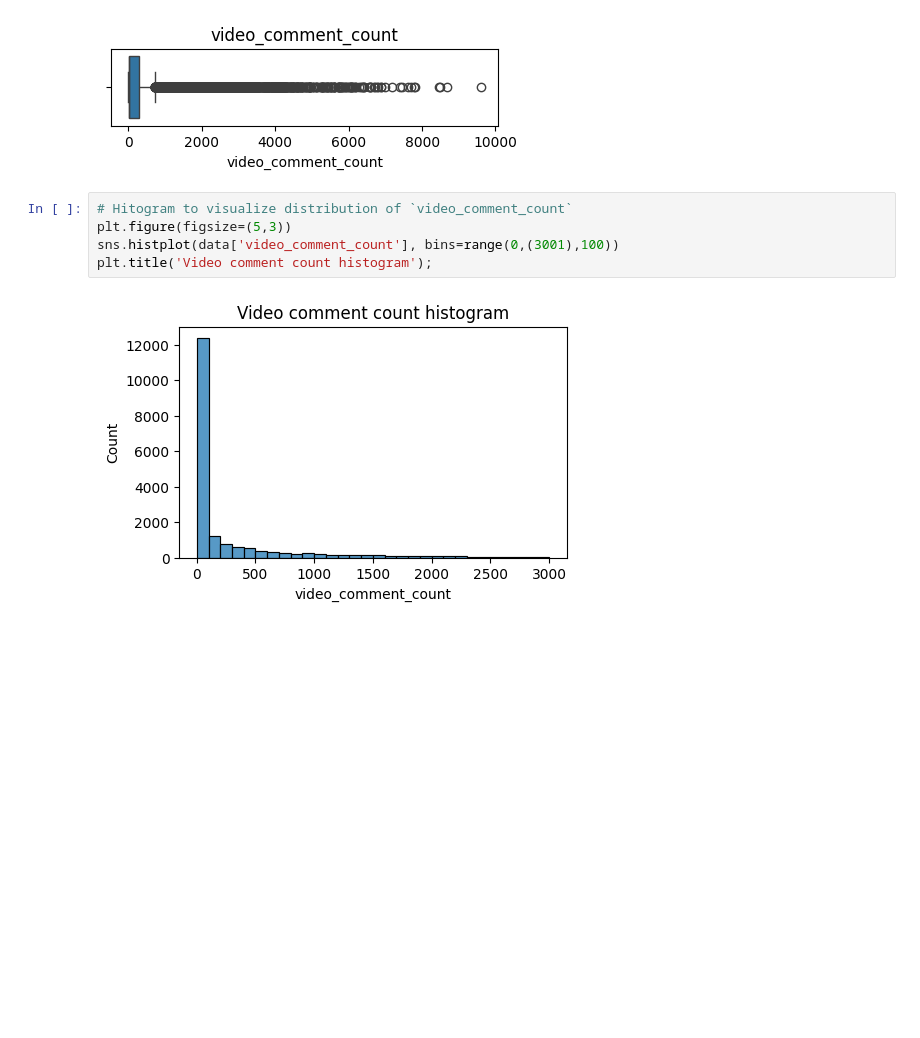
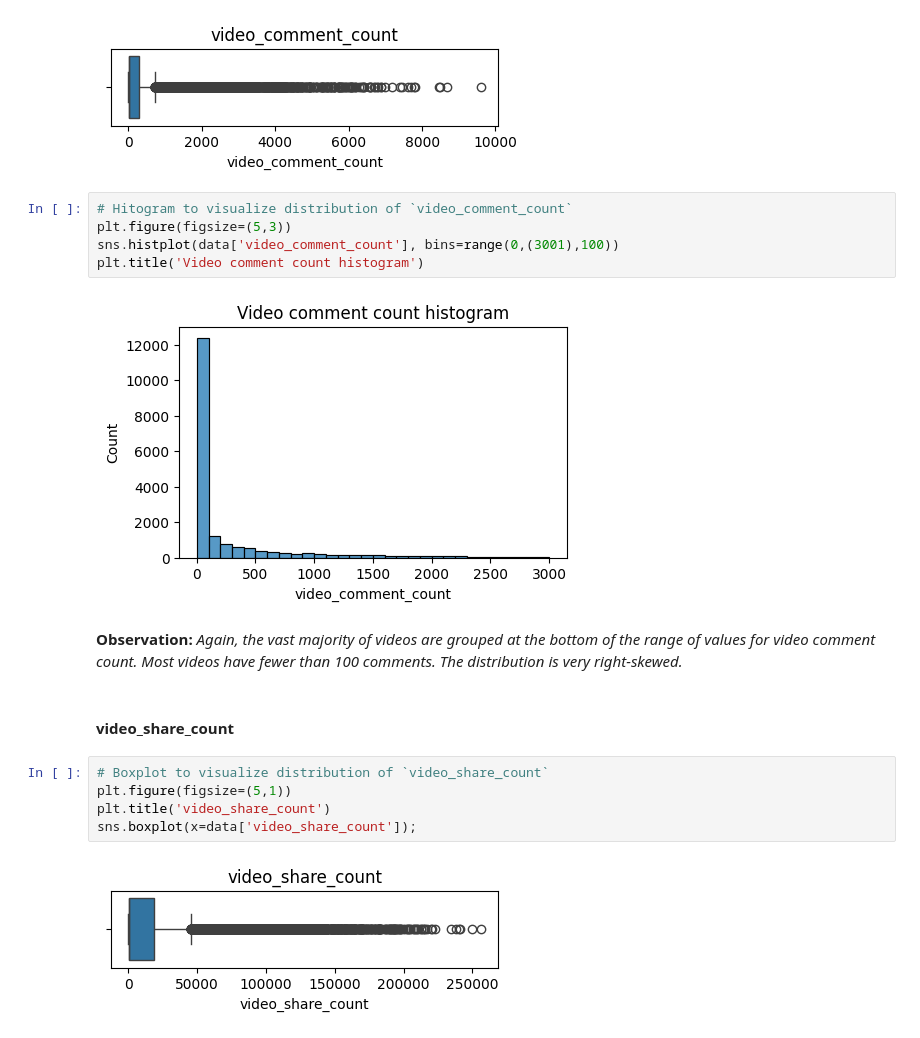
Before and after one commit to sk7-dev/Data_Analysis_and_Modelling, a Jupyter notebook: TikTok_Analytics/eda.ipynb, the cells around one changed output. Cells and saved outputs as stored; diff of their text form; blank space fills up the shorter version.

```diff
--- a/TikTok_Analytics/eda.ipynb
+++ b/TikTok_Analytics/eda.ipynb
@@ -81,6 +81,17 @@ sns.boxplot(x=data['video_comment_count']);
 # Hitogram to visualize distribution of `video_comment_count`
 plt.figure(figsize=(5,3))
 sns.histplot(data['video_comment_count'], bins=range(0,(3001),100))
-plt.title('Video comment count histogram');
+plt.title('Video comment count histogram')
 # %% [output]
 [figure]
+# %% [markdown]
+**Observation:** _Again, the vast majority of videos are grouped at the bottom of the range of values for video comment count. Most videos have fewer than 100 comments. The distribution is very right-skewed._
+# %% [markdown]
+#### **video_share_count**
+# %%
+# Boxplot to visualize distribution of `video_share_count`
+plt.figure(figsize=(5,1))
+plt.title('video_share_count')
+sns.boxplot(x=data['video_share_count']);
+# %% [output]
+[figure, added]
```
Also changed, not shown: parts of 18 cells of this notebook.
